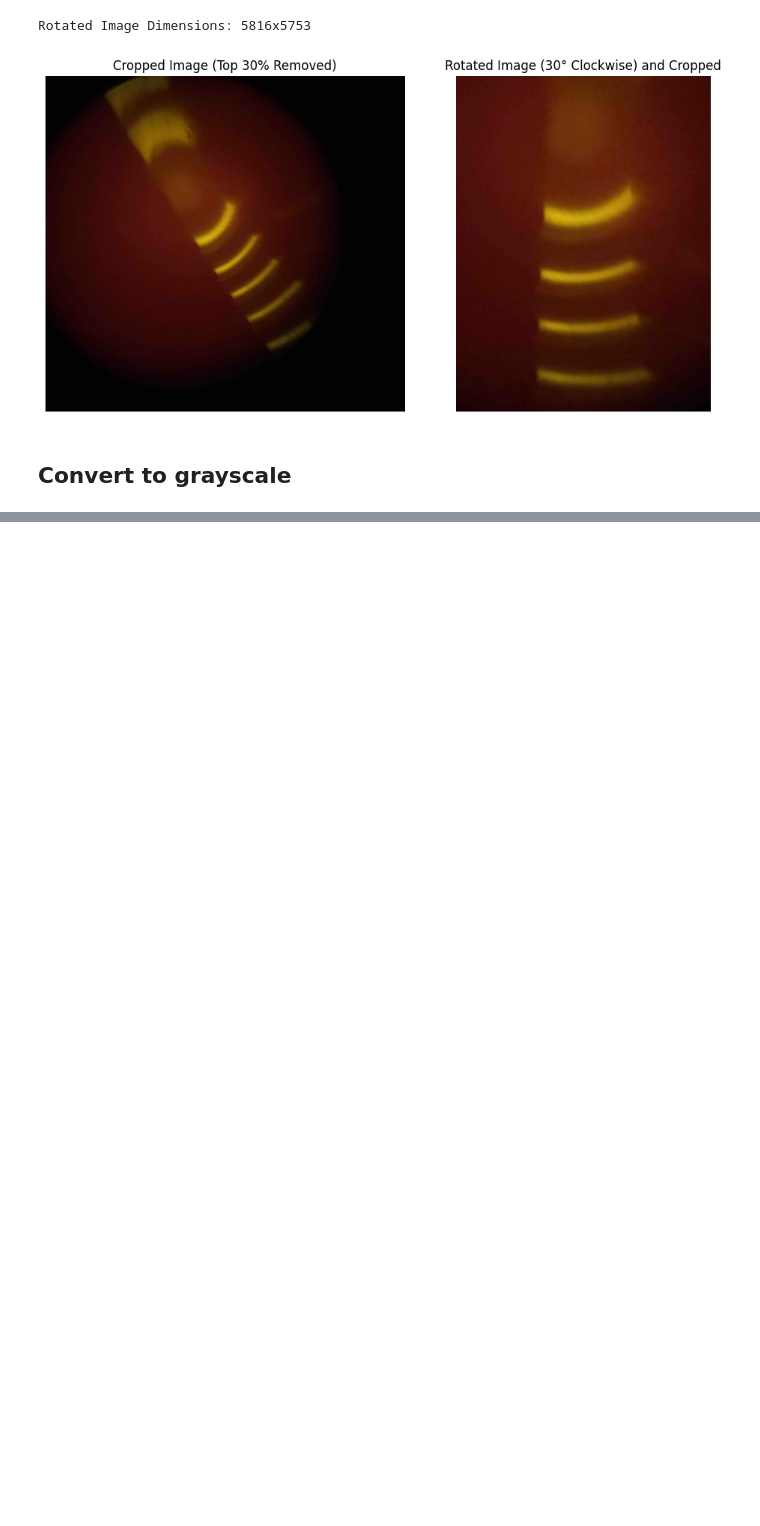
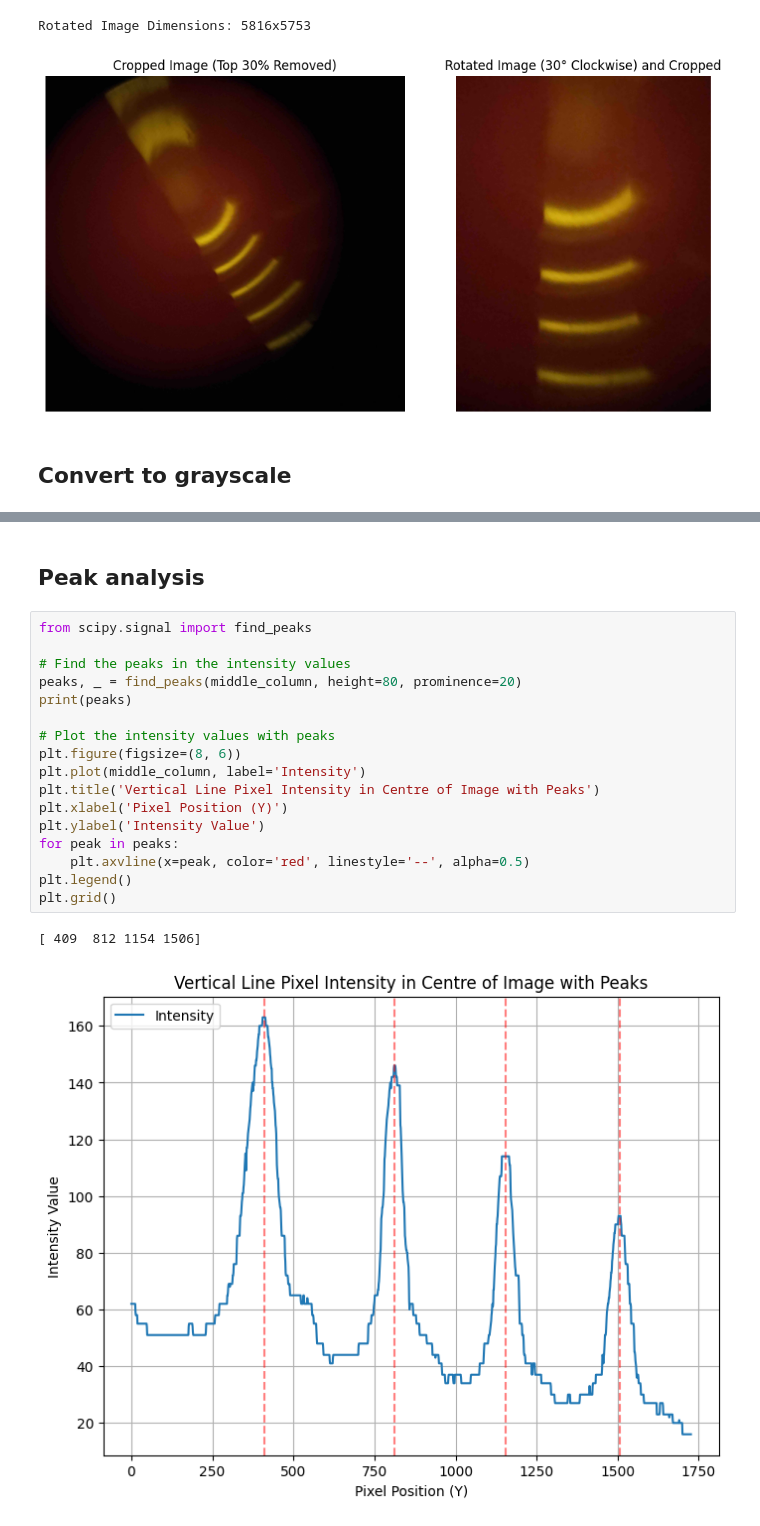
Before and after one commit to williamlittle423/zeeman_effect, a Jupyter notebook: data_analysis/image_analysis.ipynb, the cells around one changed output, grey strips where cells are left out. Saved outputs shown, nothing was run; the diff lists cells and outputs as text; blank space fills up the shorter version.

```diff
--- a/data_analysis/image_analysis.ipynb
+++ b/data_analysis/image_analysis.ipynb
@@ -85,0 +88,22 @@ plt.show()
+# %% [markdown]
+## Peak analysis
+# %%
+from scipy.signal import find_peaks
+
+# Find the peaks in the intensity values
+peaks, _ = find_peaks(middle_column, height=80, prominence=20)
+print(peaks)
+
+# Plot the intensity values with peaks
+plt.figure(figsize=(8, 6))
+plt.plot(middle_column, label='Intensity')
+plt.title('Vertical Line Pixel Intensity in Centre of Image with Peaks')
+plt.xlabel('Pixel Position (Y)')
+plt.ylabel('Intensity Value')
+for peak in peaks:
+    plt.axvline(x=peak, color='red', linestyle='--', alpha=0.5)
+plt.legend()
+plt.grid()
+# %% [output]
+[ 409  812 1154 1506]
+[figure, added]
```
Also changed, not shown: parts of 4 cells of this notebook, 9 other files.
